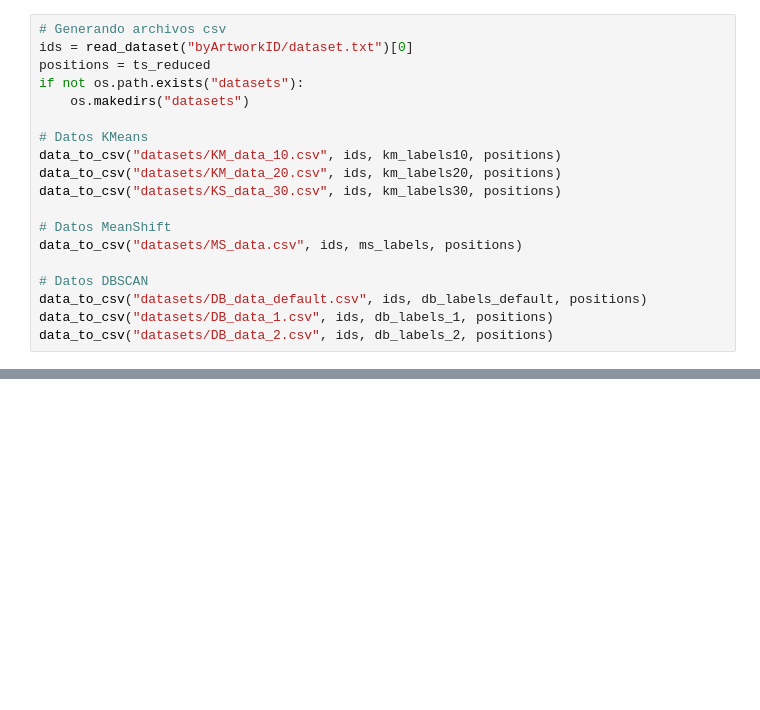
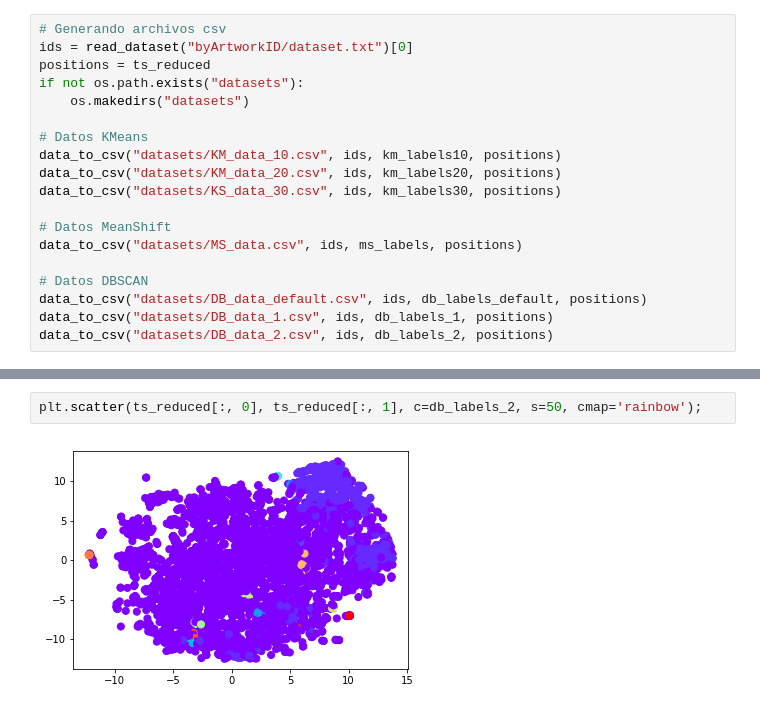
Before and after one commit to ptflores1/IIC1005-TareaGrande2, a Jupyter notebook: Tarea grande 2.ipynb, the cells around one changed output, grey strips where cells are left out. Saved outputs shown, nothing was run; the diff lists cells and outputs as text; blank space fills up the shorter version.

```diff
--- a/Tarea grande 2.ipynb
+++ b/Tarea grande 2.ipynb
@@ -161,0 +152,4 @@ data_to_csv("datasets/DB_data_2.csv", ids, db_labels_2, positions)
+# %%
+plt.scatter(ts_reduced[:, 0], ts_reduced[:, 1], c=db_labels_2, s=50, cmap='rainbow');
+# %% [output]
+[figure, added]
```
Also changed, not shown: parts of 10 cells of this notebook, 10 other files.
